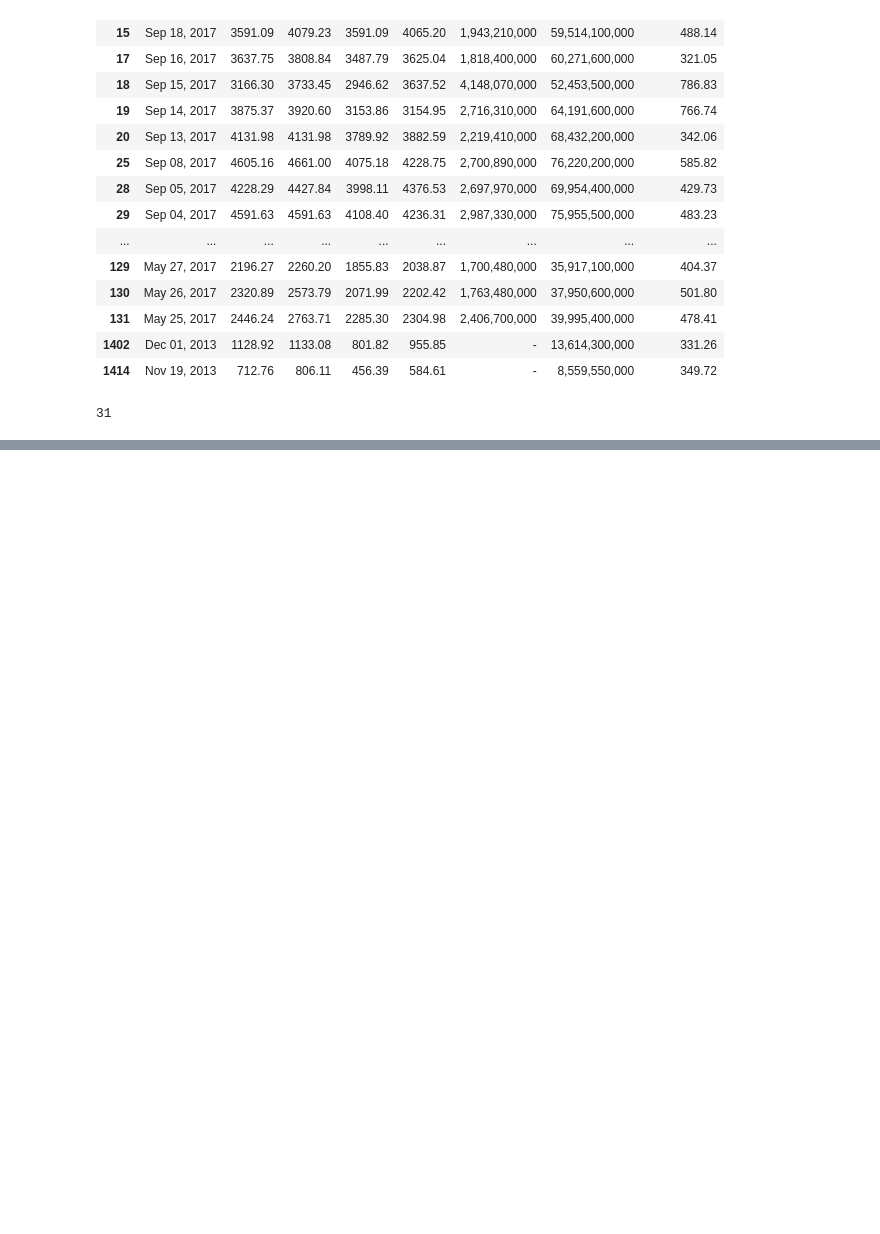
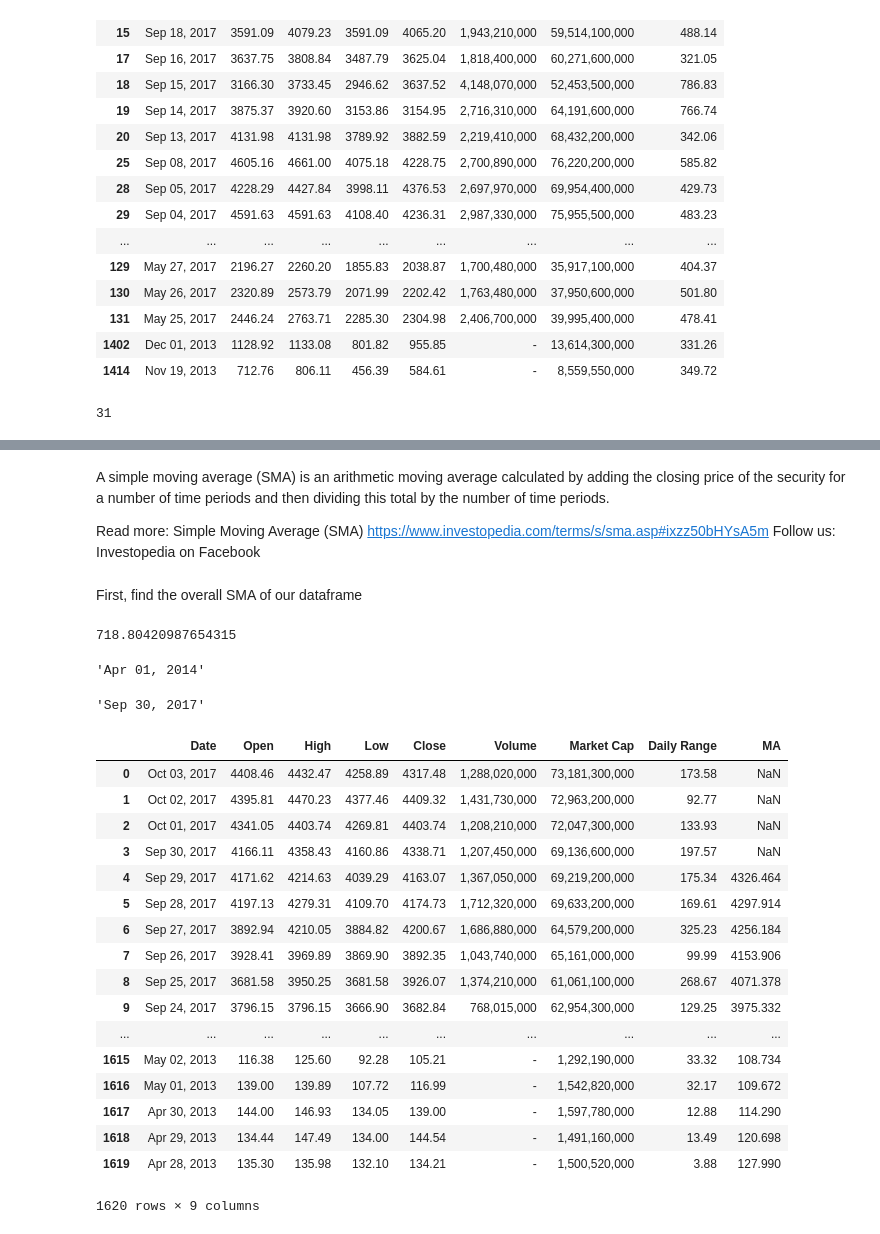
Before and after one commit to kayne10/Crypto-Pirates, a Jupyter notebook: pandas_scripts/BitcoinDataFraming.ipynb, the cells around one changed output, grey strips where cells are left out. Drawn from its saved outputs; the diff is of its cells as text; code cells hidden in the pictures; blank space fills up the shorter version.

```diff
--- a/pandas_scripts/BitcoinDataFraming.ipynb
+++ b/pandas_scripts/BitcoinDataFraming.ipynb
@@ -308,0 +315,47 @@ totalDays
+# %% [markdown]
+A simple moving average (SMA) is an arithmetic moving average calculated by adding the closing price of the security for a number of time periods and then dividing this total by the number of time periods.
+
+Read more: Simple Moving Average (SMA) https://www.investopedia.com/terms/s/sma.asp#ixzz50bHYsA5m
+Follow us: Investopedia on Facebook
+# %% [markdown]
+First, find the overall SMA of our dataframe
+# %%
+# This is a constant horizontal value
+close = btc_df['Close']
+day1 = btc_df['Date'].min()
+lastDay = btc_df['Date'].max()
+sma = close.mean()
+sma
+# %% [output]
+718.80420987654315
+# %%
+day1
+# %% [output]
+'Apr 01, 2014'
+# %%
+lastDay
+# %% [output]
+'Sep 30, 2017'
+# %%
+# This is a moving average curve
+btc_df['MA'] = btc_df['Close'].rolling(5).mean()
+btc_df
+# %% [output]
+|  | Date | Open | High | Low | Close | Volume | Market Cap | Daily Range | MA |
+| 0 | Oct 03, 2017 | 4408.46 | 4432.47 | 4258.89 | 4317.48 | 1,288,020,000 | 73,181,300,000 | 173.58 | NaN |
+| 1 | Oct 02, 2017 | 4395.81 | 4470.23 | 4377.46 | 4409.32 | 1,431,730,000 | 72,963,200,000 | 92.77 | NaN |
+| 2 | Oct 01, 2017 | 4341.05 | 4403.74 | 4269.81 | 4403.74 | 1,208,210,000 | 72,047,300,000 | 133.93 | NaN |
+| 3 | Sep 30, 2017 | 4166.11 | 4358.43 | 4160.86 | 4338.71 | 1,207,450,000 | 69,136,600,000 | 197.57 | NaN |
+| 4 | Sep 29, 2017 | 4171.62 | 4214.63 | 4039.29 | 4163.07 | 1,367,050,000 | 69,219,200,000 | 175.34 | 4326.464 |
+| 5 | Sep 28, 2017 | 4197.13 | 4279.31 | 4109.70 | 4174.73 | 1,712,320,000 | 69,633,200,000 | 169.61 | 4297.914 |
+| 6 | Sep 27, 2017 | 3892.94 | 4210.05 | 3884.82 | 4200.67 | 1,686,880,000 | 64,579,200,000 | 325.23 | 4256.184 |
+| 7 | Sep 26, 2017 | 3928.41 | 3969.89 | 3869.90 | 3892.35 | 1,043,740,000 | 65,161,000,000 | 99.99 | 4153.906 |
+| 8 | Sep 25, 2017 | 3681.58 | 3950.25 | 3681.58 | 3926.07 | 1,374,210,000 | 61,061,100,000 | 268.67 | 4071.378 |
+| 9 | Sep 24, 2017 | 3796.15 | 3796.15 | 3666.90 | 3682.84 | 768,015,000 | 62,954,300,000 | 129.25 | 3975.332 |
+| ... | ... | ... | ... | ... | ... | ... | ... | ... | ... |
+| 1615 | May 02, 2013 | 116.38 | 125.60 | 92.28 | 105.21 | - | 1,292,190,000 | 33.32 | 108.734 |
+| 1616 | May 01, 2013 | 139.00 | 139.89 | 107.72 | 116.99 | - | 1,542,820,000 | 32.17 | 109.672 |
+| 1617 | Apr 30, 2013 | 144.00 | 146.93 | 134.05 | 139.00 | - | 1,597,780,000 | 12.88 | 114.290 |
+| 1618 | Apr 29, 2013 | 134.44 | 147.49 | 134.00 | 144.54 | - | 1,491,160,000 | 13.49 | 120.698 |
+| 1619 | Apr 28, 2013 | 135.30 | 135.98 | 132.10 | 134.21 | - | 1,500,520,000 | 3.88 | 127.990 |
+1620 rows × 9 columns
```
Also changed, not shown: parts of 3 cells of this notebook, 1 other file.
